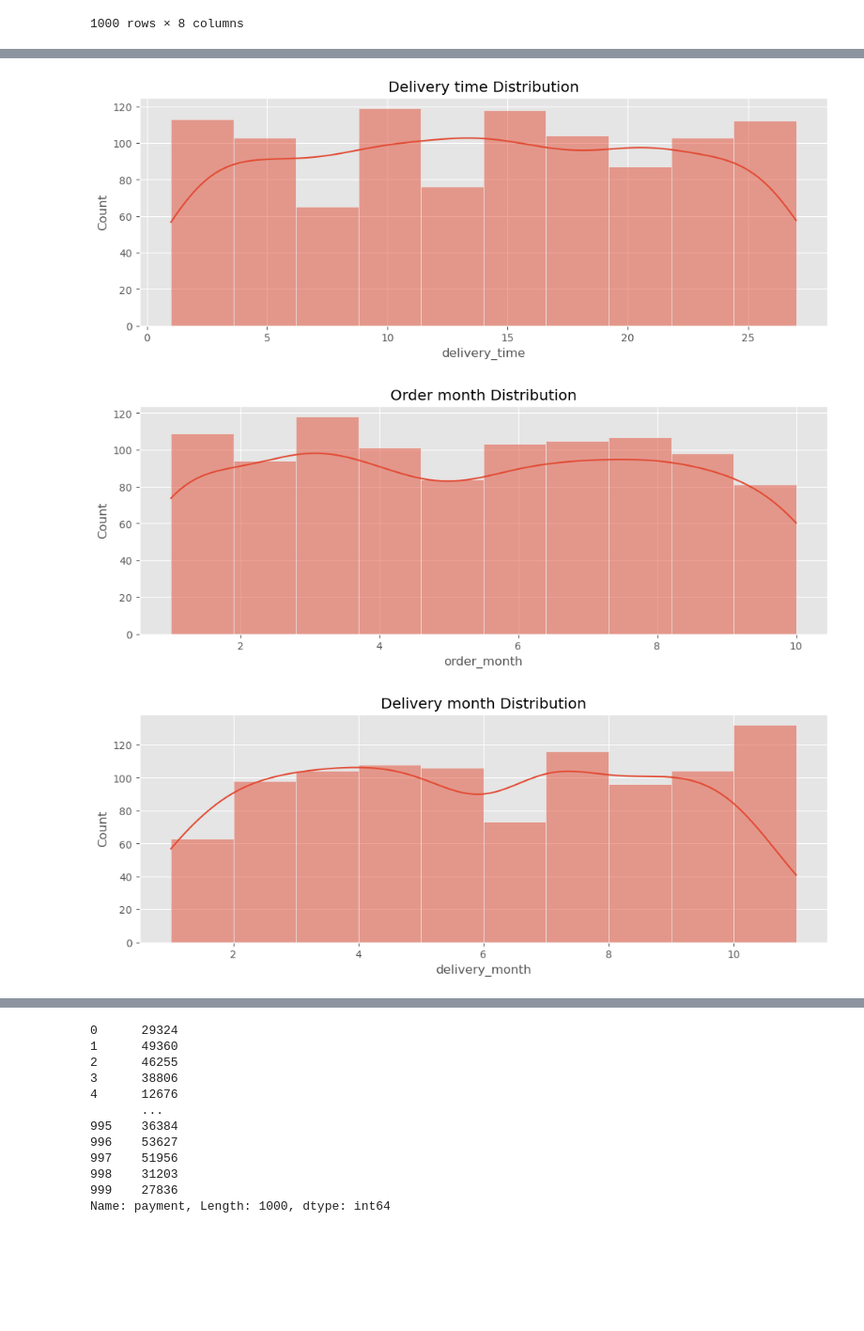
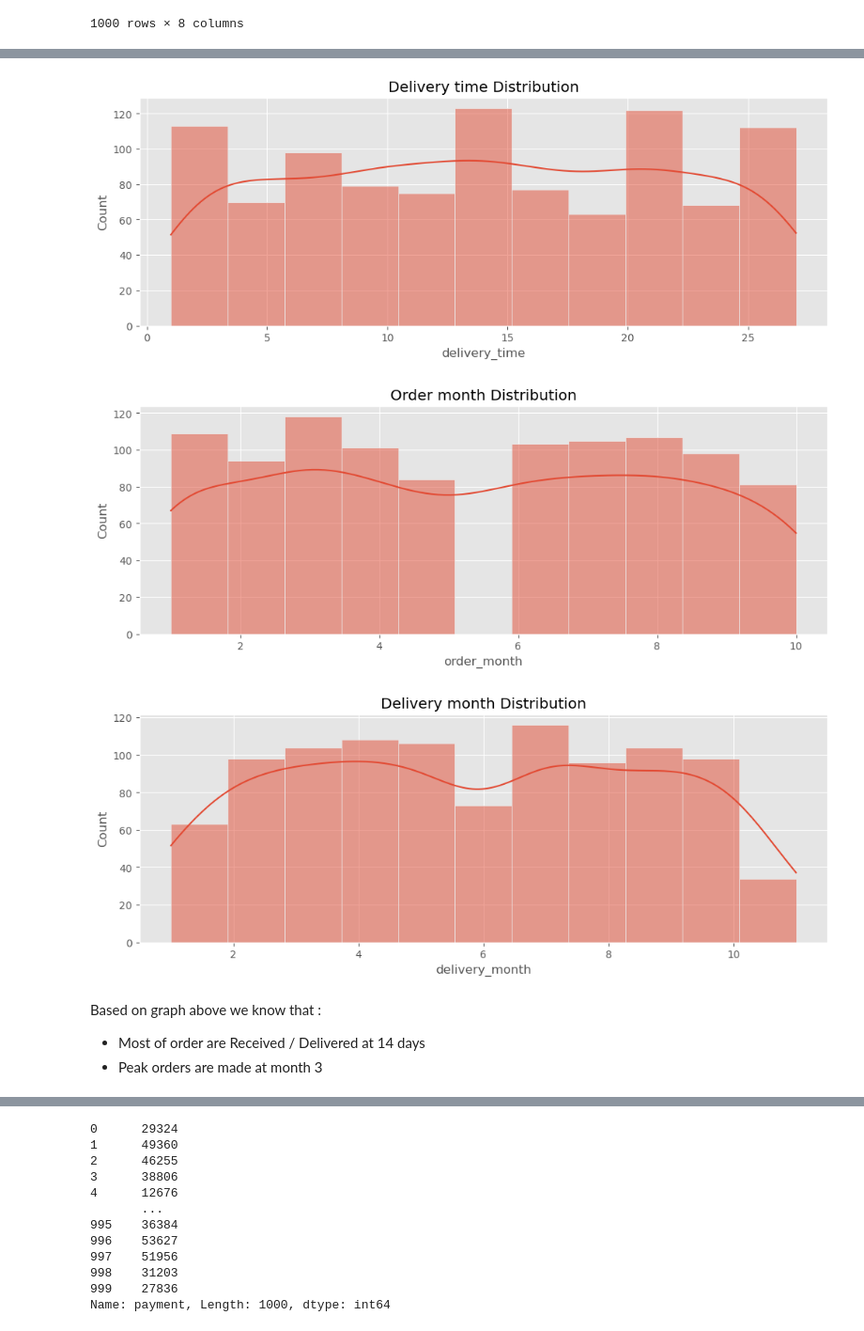
Before and after one commit to nuwbie-11/DataAnalytics101, a Jupyter notebook: shopping-cart-database/shopping.ipynb, the cells around one changed output, grey strips where cells are left out. Shown: that part at 94% size. Drawn from its saved outputs; the diff is of its cells as text; code cells hidden in the pictures; blank space fills up the shorter version.

```diff
--- a/shopping-cart-database/shopping.ipynb
+++ b/shopping-cart-database/shopping.ipynb
@@ -74,14 +81,18 @@ orders.describe().round()
 # %%
-feats = ['delivery_time','order_month','delivery_month']
+
 
 for col in feats:
     plt.figure(figsize=(12,4))
     # orders[col].hist()
-    sns.histplot(orders[col],kde=True,bins=10)
+    sns.histplot(orders[col],kde=True)
     plt.title(f"{col.replace('_',' ').capitalize()} Distribution")
     plt.show()
 # %% [output]
-[figure, old version]
+[figure, new version]
-[figure, old version]
+[figure, new version]
-[figure, old version]
+[figure, new version]
+# %% [markdown]
+Based on graph above we know that :
+- Most of order are Received / Delivered at 14 days
+- Peak orders are made at month 3
 # %%
```
Also changed, not shown: parts of 33 cells of this notebook, 1 other file.
